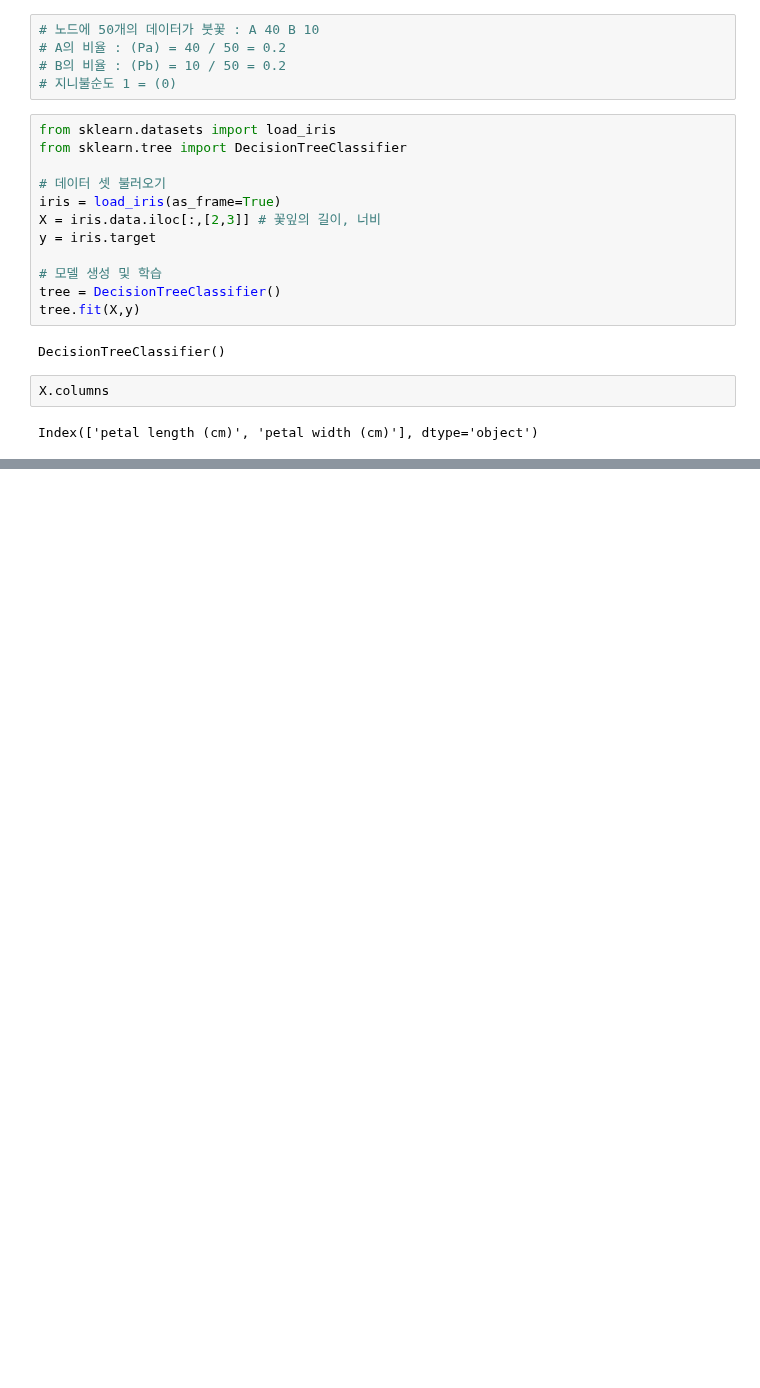
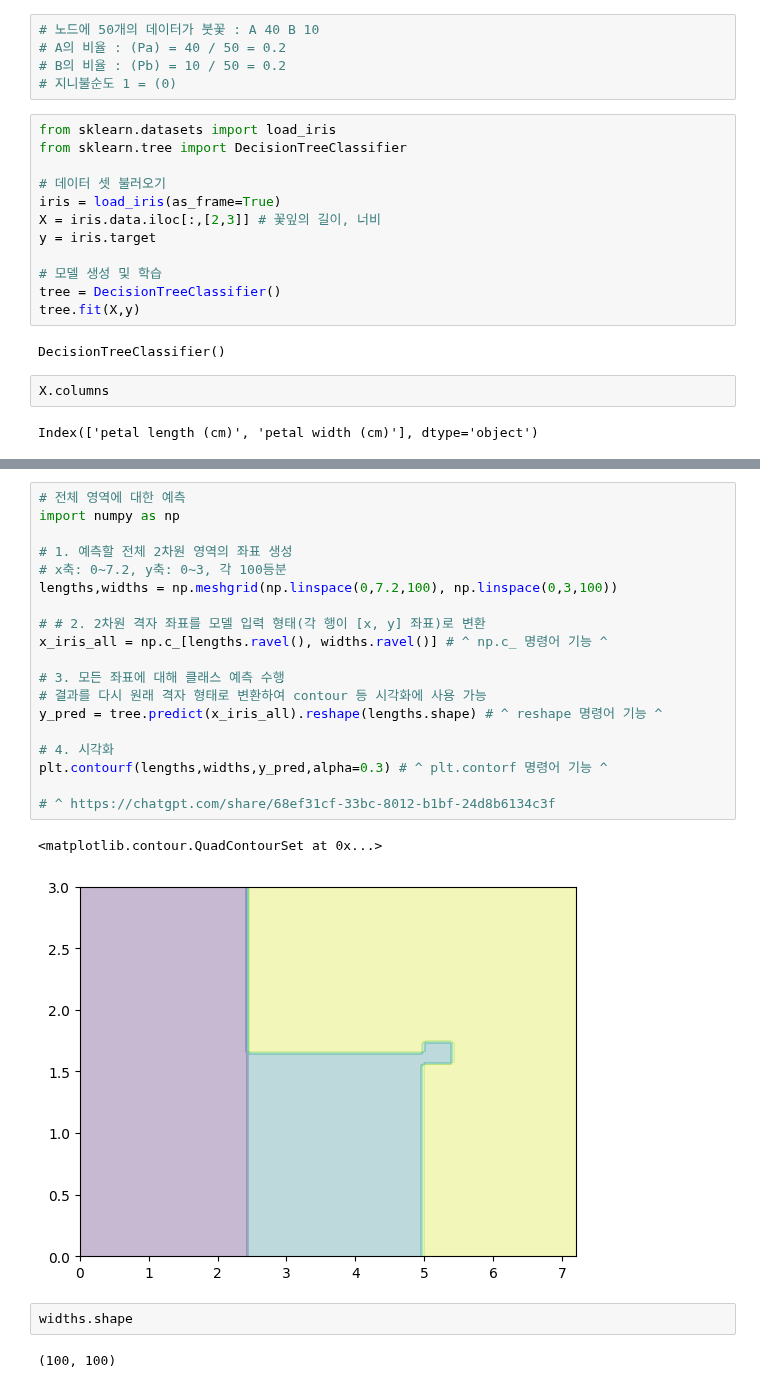
Before and after one commit to carookim/Python, a Jupyter notebook: pandas-data-analysis/part7/7.6_review_tree_classification.ipynb, the cells around one changed output, grey strips where cells are left out. Drawn from its saved outputs; the diff is of its cells as text; blank space fills up the shorter version.

```diff
--- a/pandas-data-analysis/part7/7.6_review_tree_classification.ipynb
+++ b/pandas-data-analysis/part7/7.6_review_tree_classification.ipynb
@@ -98,0 +127,26 @@ plot_tree(tree,feature_names=X.columns,class_names = iris.target_names, filled=T
+# %%
+# 전체 영역에 대한 예측
+import numpy as np
+
+# 1. 예측할 전체 2차원 영역의 좌표 생성
+# x축: 0~7.2, y축: 0~3, 각 100등분
+lengths,widths = np.meshgrid(np.linspace(0,7.2,100), np.linspace(0,3,100))
+
+# # 2. 2차원 격자 좌표를 모델 입력 형태(각 행이 [x, y] 좌표)로 변환
+x_iris_all = np.c_[lengths.ravel(), widths.ravel()] # ^ np.c_ 명령어 기능 ^
+
+# 3. 모든 좌표에 대해 클래스 예측 수행
+# 결과를 다시 원래 격자 형태로 변환하여 contour 등 시각화에 사용 가능
+y_pred = tree.predict(x_iris_all).reshape(lengths.shape) # ^ reshape 명령어 기능 ^
+
+# 4. 시각화
+plt.contourf(lengths,widths,y_pred,alpha=0.3) # ^ plt.contorf 명령어 기능 ^
+
+# ^ https://chatgpt.com/share/68ef31cf-33bc-8012-b1bf-24d8b6134c3f
+# %% [output]
+<matplotlib.contour.QuadContourSet at 0x...>
+[figure, added]
+# %%
+widths.shape
+# %% [output]
+(100, 100)
```
Also changed, not shown: parts of 10 cells of this notebook, 1 other file.
